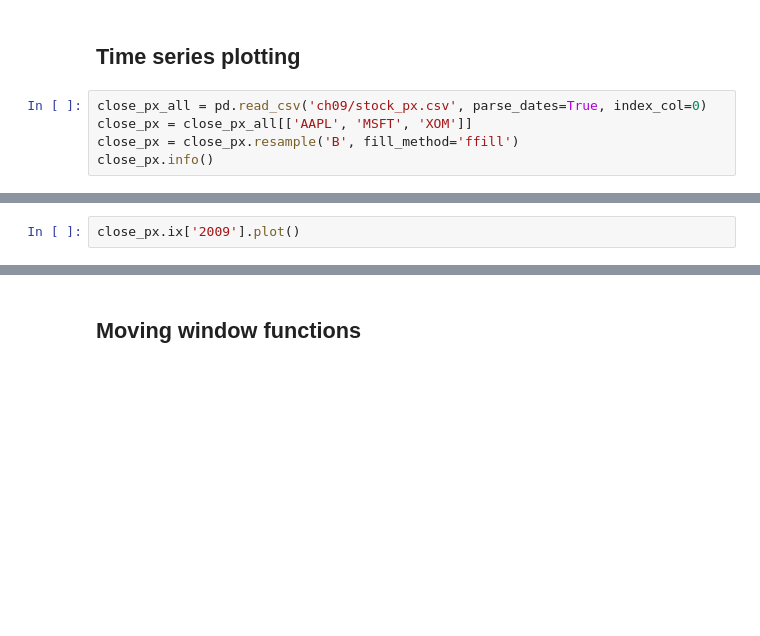
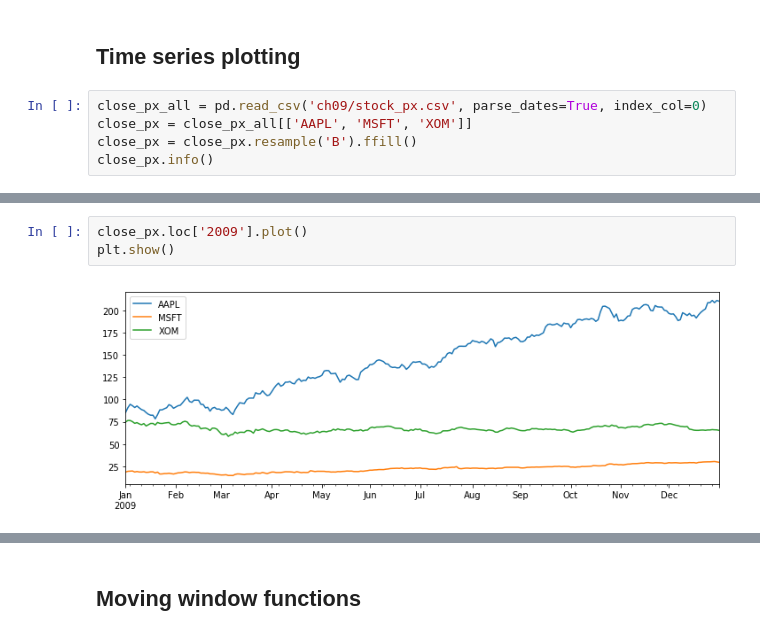
Before and after one commit to BigDataLearnin/python-for-data-analysis, a Jupyter notebook: Rui_chapter10.ipynb, the cells around one changed output, grey strips where cells are left out. Drawn from its saved outputs; the diff is of its cells as text; blank space fills up the shorter version.

```diff
--- a/Rui_chapter10.ipynb
+++ b/Rui_chapter10.ipynb
@@ -1069,5 +1211,5 @@ annual_frame.resample('Q-MAR', fill_method='ffill')
 # %%
 close_px_all = pd.read_csv('ch09/stock_px.csv', parse_dates=True, index_col=0)
 close_px = close_px_all[['AAPL', 'MSFT', 'XOM']]
-close_px = close_px.resample('B', fill_method='ffill')
+close_px = close_px.resample('B').ffill()
 close_px.info()
@@ -1076,3 +1231,6 @@ close_px['AAPL'].plot()
 # %%
-close_px.ix['2009'].plot()
+close_px.loc['2009'].plot()
+plt.show()
+# %% [output]
+[figure, added]
 # %%
```
Also changed, not shown: parts of 37 cells of this notebook.
